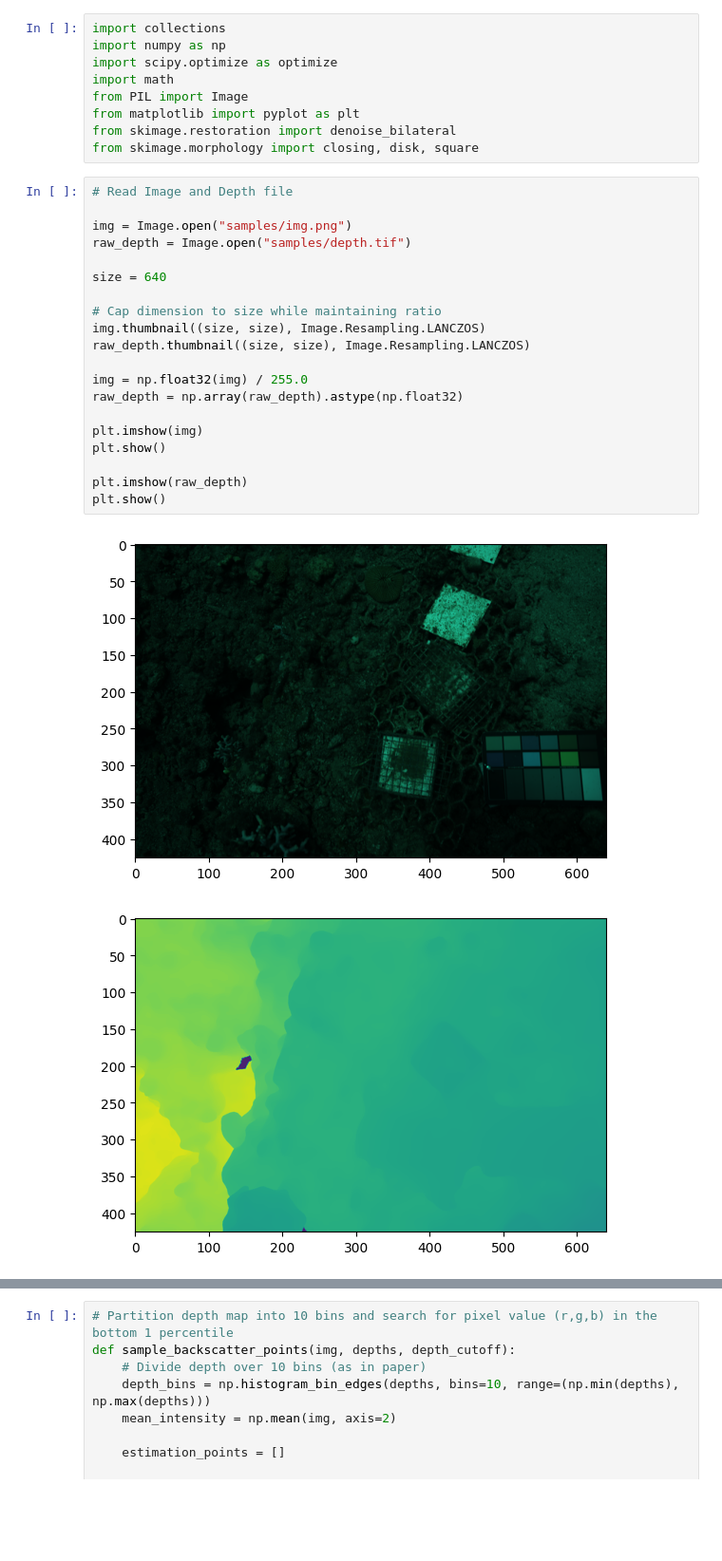
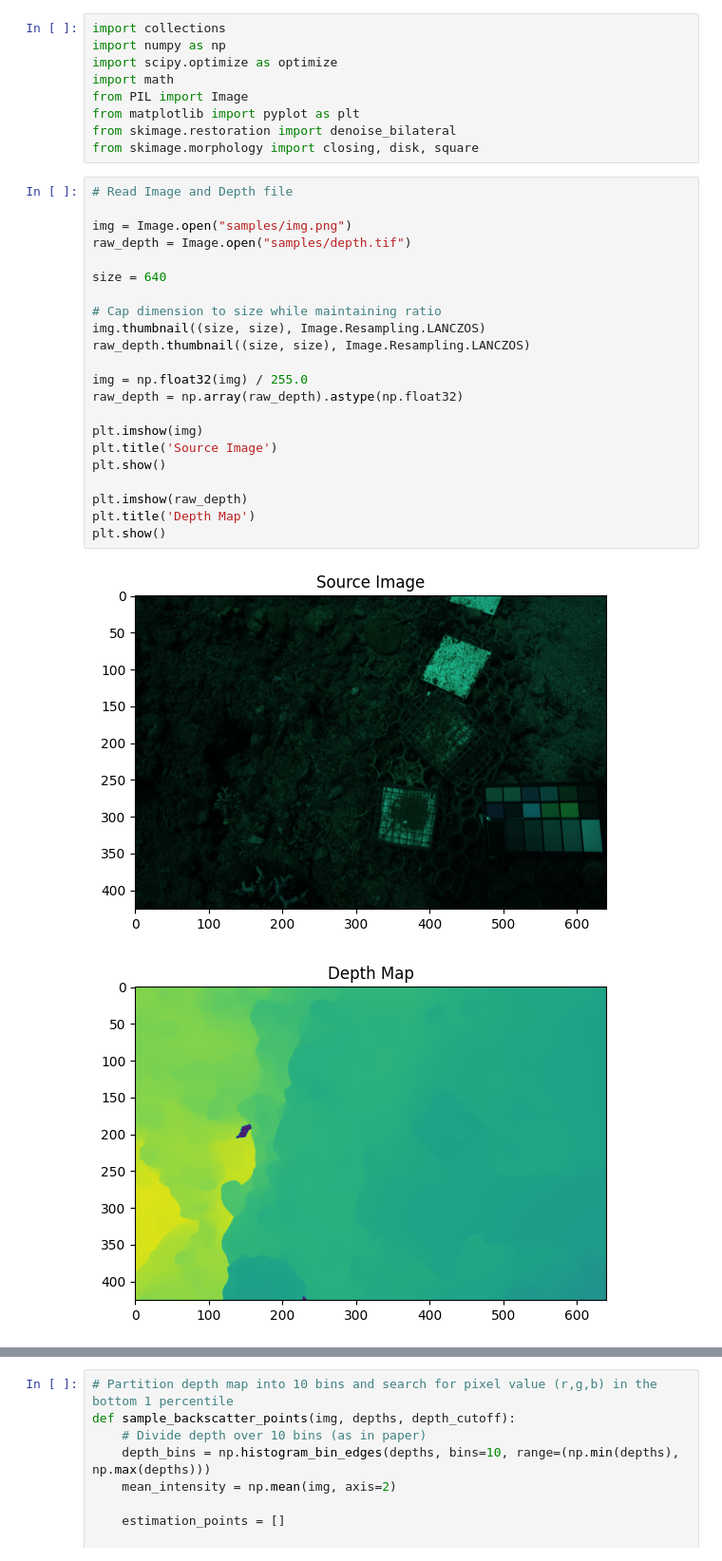
Before and after one commit to Spoon7227/CS445-Project, a Jupyter notebook: seathru.ipynb, the cells around one changed output, grey strips where cells are left out. Shown at 95% size. Saved outputs shown, nothing was run; the diff lists cells and outputs as text; blank space fills up the shorter version.

```diff
--- a/seathru.ipynb
+++ b/seathru.ipynb
@@ -34,26 +34,28 @@ from skimage.morphology import closing, disk, square
 # %%
 # Read Image and Depth file
 
 img = Image.open("samples/img.png")
 raw_depth = Image.open("samples/depth.tif")
 
 size = 640
 
 # Cap dimension to size while maintaining ratio
 img.thumbnail((size, size), Image.Resampling.LANCZOS)
 raw_depth.thumbnail((size, size), Image.Resampling.LANCZOS)
 
 img = np.float32(img) / 255.0
 raw_depth = np.array(raw_depth).astype(np.float32)
 
 plt.imshow(img)
+plt.title('Source Image')
 plt.show()
 
 plt.imshow(raw_depth)
+plt.title('Depth Map')
 plt.show()
 # %% [output]
-[figure, old version]
+[figure, new version]
-[figure, old version]
+[figure, new version]
 # %%
 # Preprocess depth
 
```
Also changed, not shown: parts of 6 cells of this notebook.
